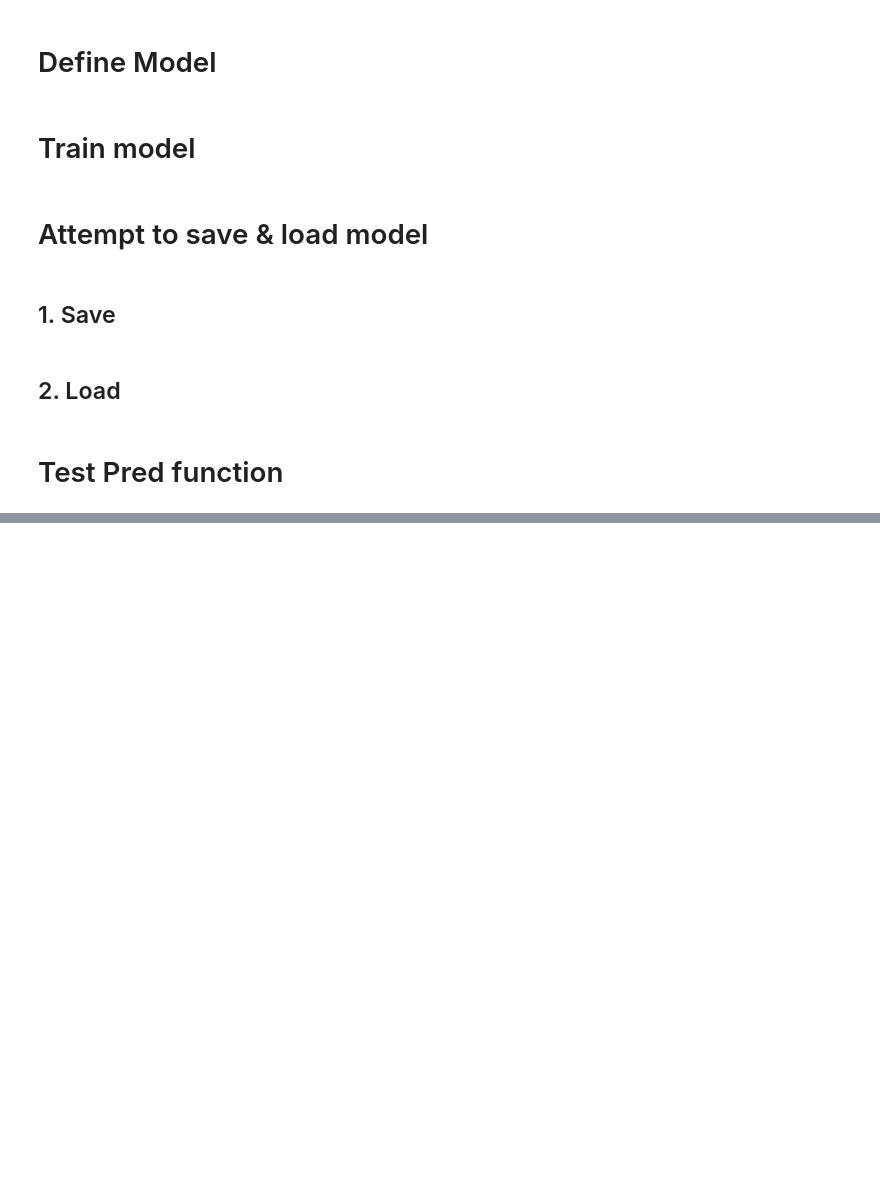
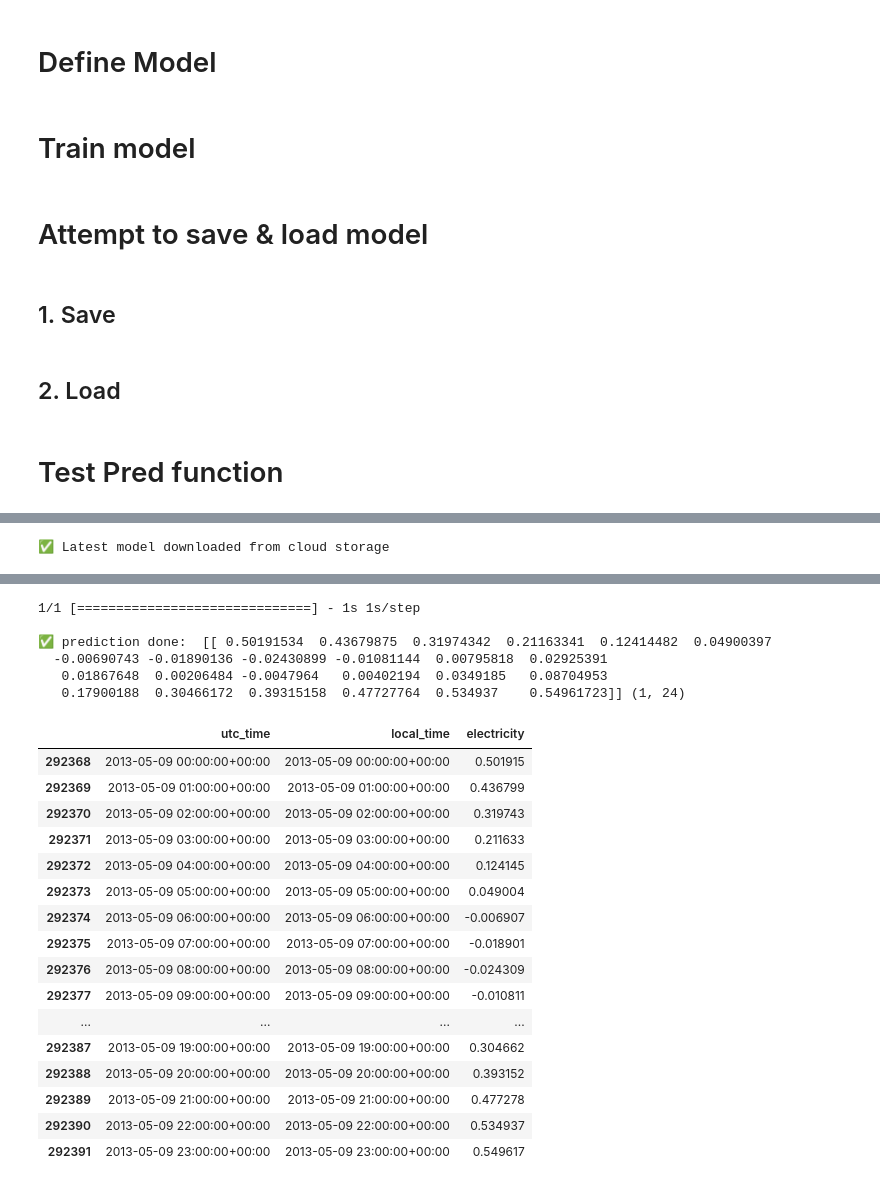
Before and after one commit to jerome-roeser/advanced-power-forecast, a Jupyter notebook: notebooks/jerome_test_RNN_apf_project.ipynb, the cells around one changed output, grey strips where cells are left out. Drawn from its saved outputs; the diff is of its cells as text; code cells hidden in the pictures; blank space fills up the shorter version.

```diff
--- a/notebooks/jerome_test_RNN_apf_project.ipynb
+++ b/notebooks/jerome_test_RNN_apf_project.ipynb
@@ -605,0 +260,53 @@ new_model.summary()
+# %%
+def pred(input_pred:str = '2013-05-08 12:00:00',
+         min_date = '2020-01-01 00:00:00',
+         max_date = '2022-12-29 23:00:00') -> pd.DataFrame:
+    """
+    Make a prediction using the latest trained model
+    """
+
+    print("\n⭐️ Use case: predict")
+
+    query = f"""
+        SELECT *
+        FROM {GCP_PROJECT}.{BQ_DATASET}.processed_pv
+        ORDER BY utc_time
+    """
+
+    data_processed_cache_path = Path(LOCAL_DATA_PATH).joinpath("processed", f"processed_pv.csv")
+    data_processed = get_data_with_cache(
+        gcp_project=GCP_PROJECT,
+        query=query,
+        cache_path=data_processed_cache_path,
+        data_has_header=True
+    )
+
+    # X_pred should be the 48 hours before the input date
+    X_pred = data_processed[data_processed['utc_time'] < input_pred][-48:]
+
+    # we have to rename columns because model is using 'power' as coulumns name
+    # X_pred= X_pred.rename(columns={'electricity': 'power'})
+
+    # convert X_pred to a tensorflow object
+    X_pred = X_pred[['electricity']].to_numpy()
+    X_pred_tf = tf.convert_to_tensor(X_pred)
+    X_pred_tf = tf.expand_dims(X_pred_tf, axis=0)
+
+    model = load_model()
+    assert model is not None
+
+    y_pred = model.predict(X_pred_tf)
+
+    # y_pred dates shoud be the 24hours after a 12 hour gap
+    y_pred_df = data_processed[data_processed['utc_time'] > input_pred][12:36]
+    y_pred_df['electricity'] = y_pred[0]
+
+    print("\n✅ prediction done: ", y_pred, y_pred.shape, "\n")
+
+    return y_pred_df
+
+y_pred = pred(input_pred = '2013-05-08 12:00:00',
+         min_date = '2020-01-01 00:00:00',
+         max_date = '2022-12-29 23:00:00')
+y_pred
+# %% [output]
@@ -605,0 +325 @@ new_model.summary()
+✅ Latest model downloaded from cloud storage
@@ -605,0 +332,23 @@ new_model.summary()
+1/1 [==============================] - 1s 1s/step
+
+✅ prediction done:  [[ 0.50191534  0.43679875  0.31974342  0.21163341  0.12414482  0.04900397
+  -0.00690743 -0.01890136 -0.02430899 -0.01081144  0.00795818  0.02925391
+   0.01867648  0.00206484 -0.0047964   0.00402194  0.0349185   0.08704953
+   0.17900188  0.30466172  0.39315158  0.47727764  0.534937    0.54961723]] (1, 24)
+|  | utc_time | local_time | electricity |
+| 292368 | 2013-05-09 00:00:00+00:00 | 2013-05-09 00:00:00+00:00 | 0.501915 |
+| 292369 | 2013-05-09 01:00:00+00:00 | 2013-05-09 01:00:00+00:00 | 0.436799 |
+| 292370 | 2013-05-09 02:00:00+00:00 | 2013-05-09 02:00:00+00:00 | 0.319743 |
+| 292371 | 2013-05-09 03:00:00+00:00 | 2013-05-09 03:00:00+00:00 | 0.211633 |
+| 292372 | 2013-05-09 04:00:00+00:00 | 2013-05-09 04:00:00+00:00 | 0.124145 |
+| 292373 | 2013-05-09 05:00:00+00:00 | 2013-05-09 05:00:00+00:00 | 0.049004 |
+| 292374 | 2013-05-09 06:00:00+00:00 | 2013-05-09 06:00:00+00:00 | -0.006907 |
+| 292375 | 2013-05-09 07:00:00+00:00 | 2013-05-09 07:00:00+00:00 | -0.018901 |
+| 292376 | 2013-05-09 08:00:00+00:00 | 2013-05-09 08:00:00+00:00 | -0.024309 |
+| 292377 | 2013-05-09 09:00:00+00:00 | 2013-05-09 09:00:00+00:00 | -0.010811 |
+| ... | ... | ... | ... |
+| 292387 | 2013-05-09 19:00:00+00:00 | 2013-05-09 19:00:00+00:00 | 0.304662 |
+| 292388 | 2013-05-09 20:00:00+00:00 | 2013-05-09 20:00:00+00:00 | 0.393152 |
+| 292389 | 2013-05-09 21:00:00+00:00 | 2013-05-09 21:00:00+00:00 | 0.477278 |
+| 292390 | 2013-05-09 22:00:00+00:00 | 2013-05-09 22:00:00+00:00 | 0.534937 |
+| 292391 | 2013-05-09 23:00:00+00:00 | 2013-05-09 23:00:00+00:00 | 0.549617 |
```
Also changed, not shown: parts of 17 cells of this notebook, 4 other files.
